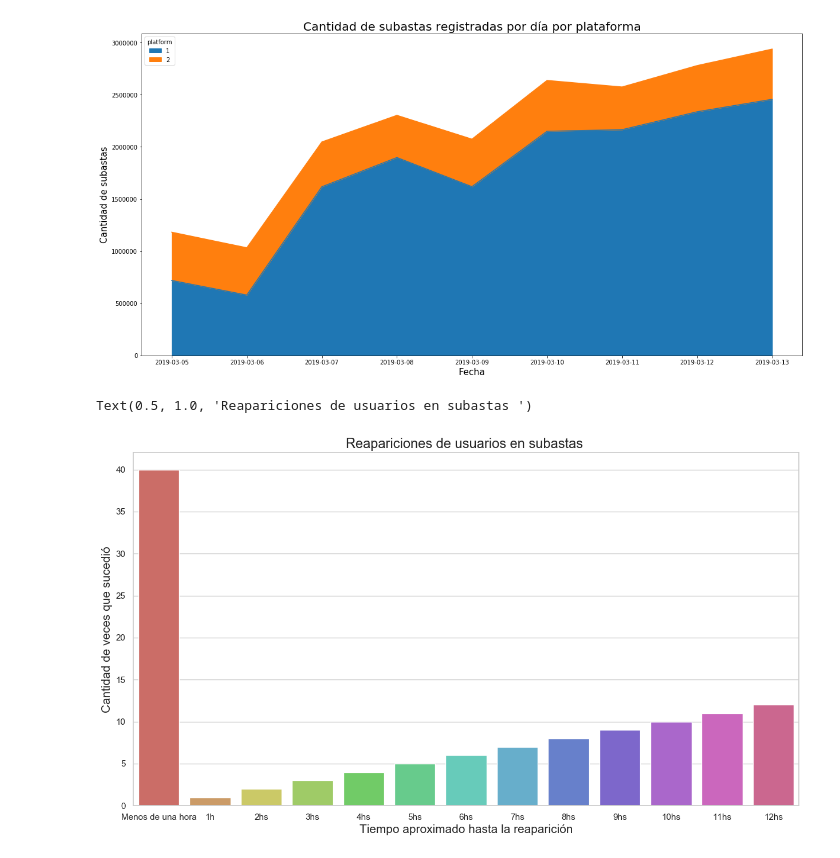
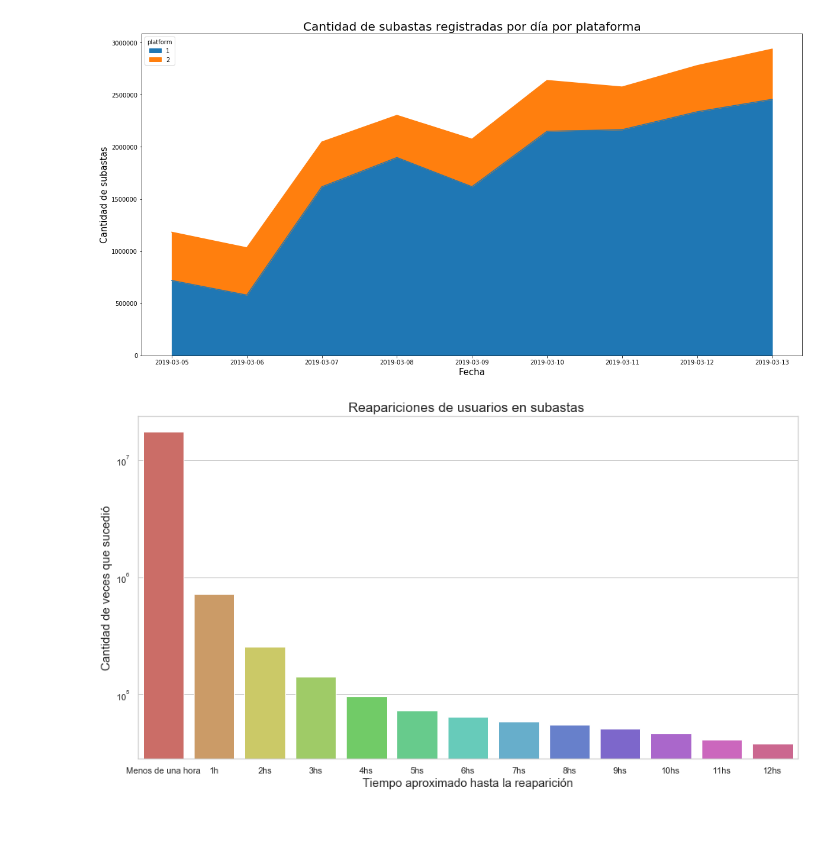
Before and after one commit to AlejandroKler/Datanesa, a Jupyter notebook: Analisis_subastas.ipynb, the cells around one changed output. Cells and saved outputs as stored; diff of their text form; code cells hidden in the pictures; blank space fills up the shorter version.

Commit message:
Reapariciones usuarios

```diff
--- a/Analisis_subastas.ipynb
+++ b/Analisis_subastas.ipynb
@@ -119,10 +120,12 @@ df = pd.DataFrame(data, columns = ['tiempo_reap','cant_ocurrencias'])
+# %%
+df_users = pd.read_csv("reapariciones_usuarios.csv")
 # %%
 plt.rcParams['figure.figsize'] = (15, 8)
 # %%
-graph = sns.barplot(x= df['tiempo_reap'], y = df['cant_ocurrencias'], orient='v', palette="hls")
+graph = sns.barplot(x= df_users['tiempo_reap'], y = df_users['cant_ocurrencias'], orient='v', palette="hls")
 graph.set_xlabel("Tiempo aproximado hasta la reaparición", fontsize = 15)
 graph.set_ylabel("Cantidad de veces que sucedió", fontsize = 15)
 graph.set_title("Reapariciones de usuarios en subastas ", fontsize = 17)
+graph.set_yscale('log')
 # %% [output]
-Text(0.5, 1.0, 'Reapariciones de usuarios en subastas ')
-[figure, old version]
+[figure, new version]
```
Also changed, not shown: parts of 5 cells of this notebook, 1 other file.
